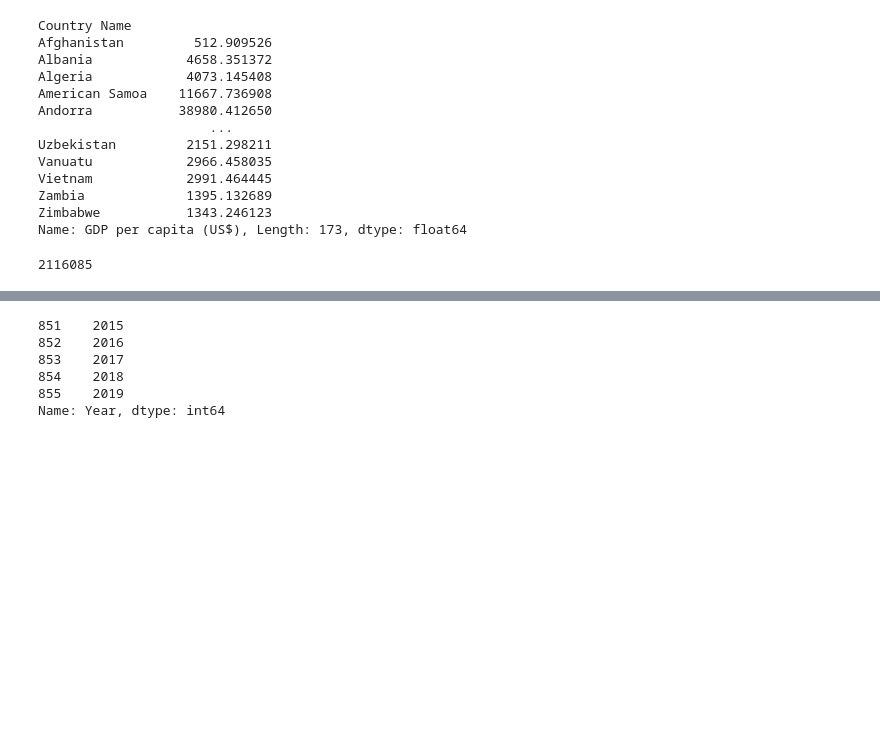
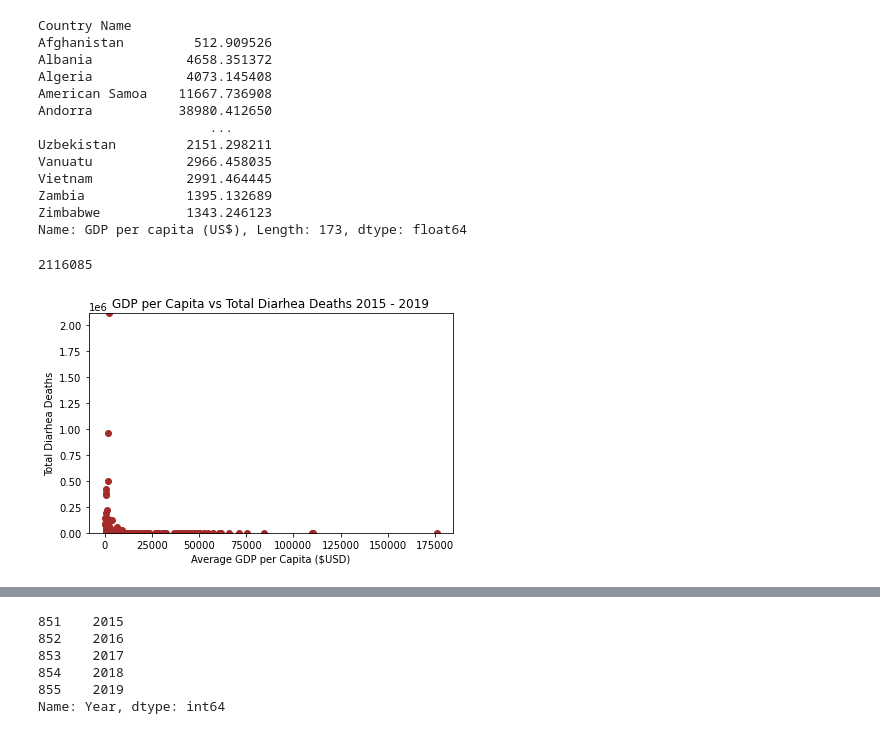
Before and after one commit to RHockley/Project-1-Water-Source-Mortality, a Jupyter notebook: Work_Folder/Visuals.ipynb, the cells around one changed output, grey strips where cells are left out. Saved outputs shown, nothing was run; the diff lists cells and outputs as text; code cells hidden in the pictures; blank space fills up the shorter version.

```diff
--- a/Work_Folder/Visuals.ipynb
+++ b/Work_Folder/Visuals.ipynb
@@ -127,10 +127,13 @@ total_deaths.max()
 # %% [output]
 2116085
 # %%
+plt.figure()
 plt.scatter(mean_gdp,total_deaths, marker="o", facecolors="brown")
 plt.ylim(-0.75, max(total_deaths) + 10)
 plt.title("GDP per Capita vs Total Diarhea Deaths 2015 - 2019")
 plt.xlabel("Average GDP per Capita ($USD)")
 plt.ylabel("Total Diarhea Deaths")
 plt.tight_layout()
-plt.savefig("../Visuals/totalvGDP.png")
+#plt.savefig("../Visuals/totalvGDP.png")
+# %% [output]
+[figure, added]
```
Also changed, not shown: parts of 11 cells of this notebook, 10 other files.
